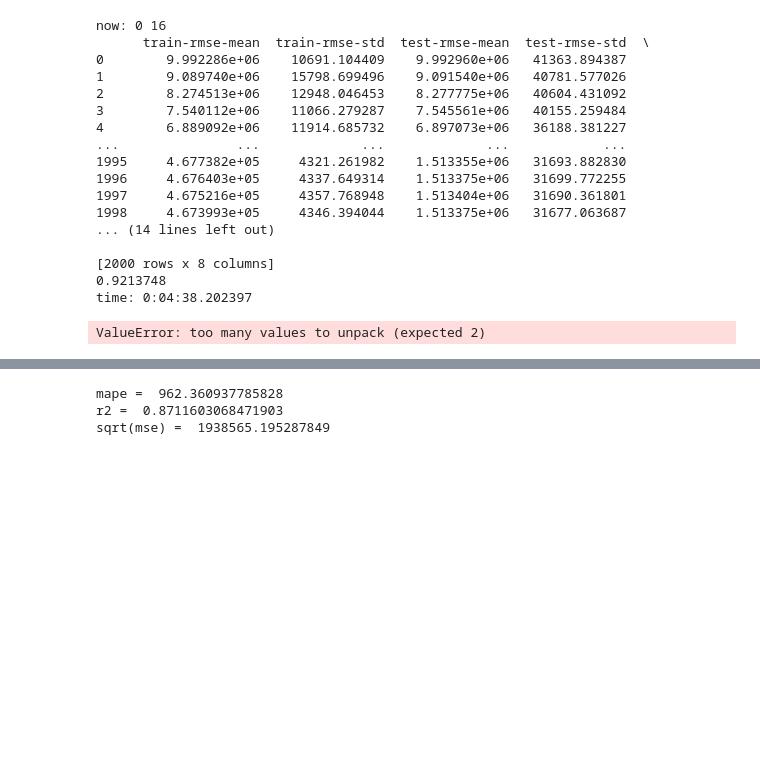
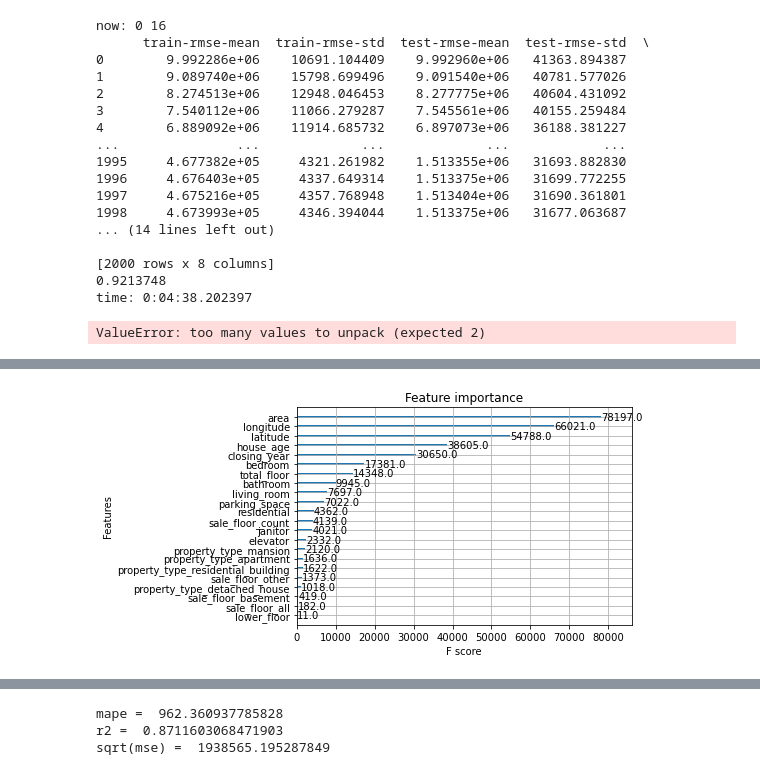
Before and after one commit to k38670462/ML_Project, a Jupyter notebook: xgb/XGB.ipynb, the cells around one changed output, grey strips where cells are left out. Saved outputs shown, nothing was run; the diff lists cells and outputs as text; code cells hidden in the pictures; blank space fills up the shorter version.

```diff
--- a/xgb/XGB.ipynb
+++ b/xgb/XGB.ipynb
@@ -165,5 +147,21 @@ plt.xlabel('iterations')
 plt.show()
 # %% [output]
 ValueError: too many values to unpack (expected 2)
+# %%
+
+plot_list = []
+class XGBLogging(xgboost.callback.TrainingCallback):
+    """log train logs to file"""
+
+    def __init__(self, epoch_log_interval=1):
+        self.epoch_log_interval = epoch_log_interval
+
+    def after_iteration(self, model, epoch, evals_log):
+        if epoch == self.epoch_log_interval - 1:
+            for data, metric in evals_log.items():
+                plot_dict_eval[data + '-R2'] = metric["R2"]
+                plot_dict_eval[data + '-rmse'] = metric["rmse"]
+        # False to indicate training should not stop.
+        return False
 # %%
 plot_dict_eval = {}
@@ -229,3 +252,15 @@ plt.show()
+# %%
+# plot feature importance using built-in function
+from numpy import loadtxt
+from xgboost import plot_importance
+from matplotlib import pyplot
+
+
+# plot feature importance
+plot_importance(xgbrt)
+pyplot.show()
+# %% [output]
+[figure, added]
 # %%
 from graphviz import Digraph
 from xgboost import plot_tree
```
Also changed, not shown: parts of 12 cells of this notebook.
